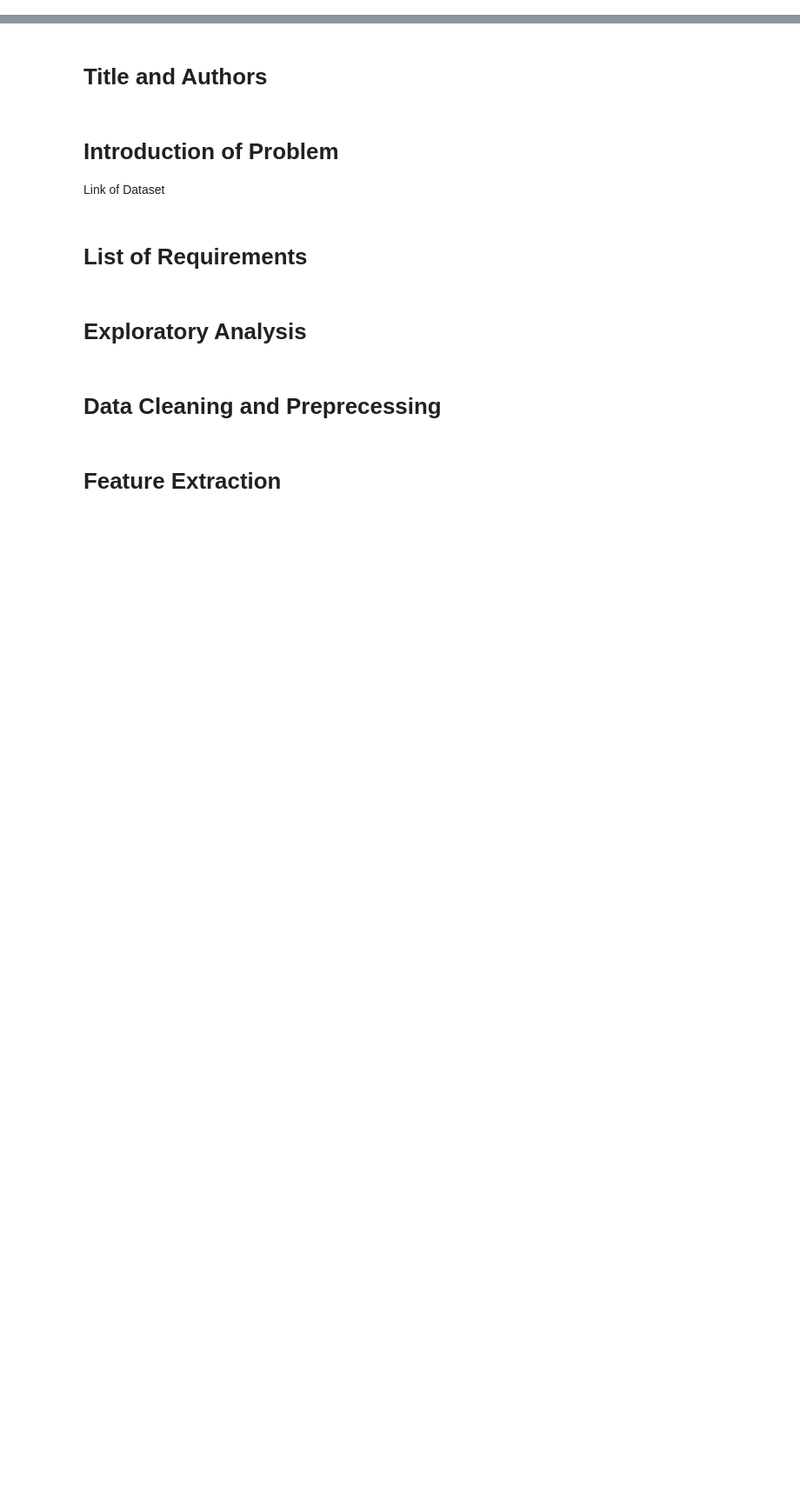
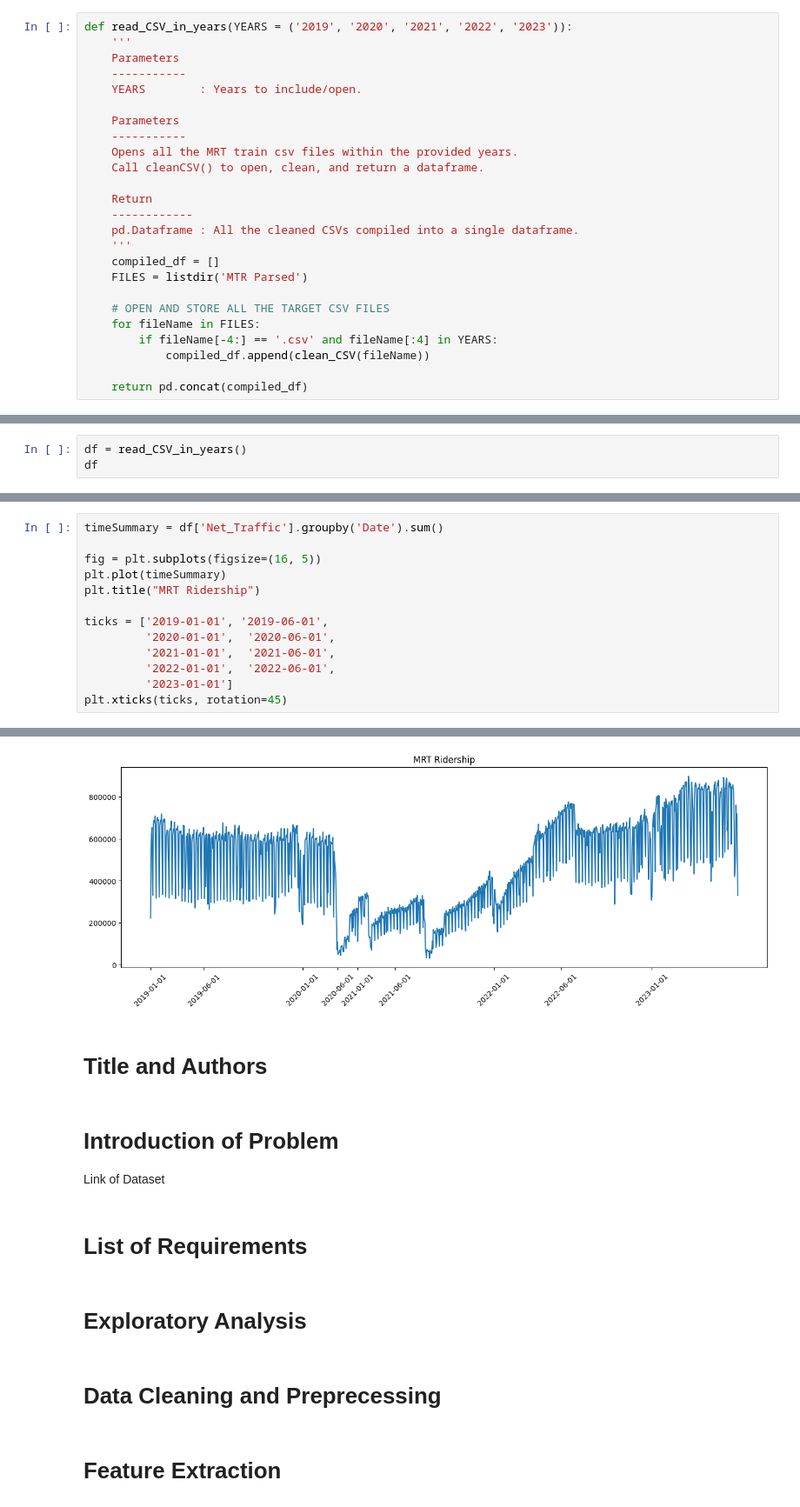
Before and after one commit to beabanzon/DATA103-Final, a Jupyter notebook: Final Project.ipynb, the cells around one changed output, grey strips where cells are left out. Shown: that part at 87% size. Saved outputs shown, nothing was run; the diff lists cells and outputs as text; blank space fills up the shorter version.

Commit message:
MRT preview graph of working data years range

```diff
--- a/Final Project.ipynb
+++ b/Final Project.ipynb
@@ -19,0 +8,25 @@ check
+# %%
+def read_CSV_in_years(YEARS = ('2019', '2020', '2021', '2022', '2023')):
+    '''
+    Parameters
+    -----------
+    YEARS        : Years to include/open.
+
+    Parameters
+    -----------
+    Opens all the MRT train csv files within the provided years.
+    Call cleanCSV() to open, clean, and return a dataframe.
+
+    Return
+    ------------
+    pd.Dataframe : All the cleaned CSVs compiled into a single dataframe.
+    '''
+    compiled_df = []
+    FILES = listdir('MTR Parsed')
+
+    # OPEN AND STORE ALL THE TARGET CSV FILES
+    for fileName in FILES:
+        if fileName[-4:] == '.csv' and fileName[:4] in YEARS:
+            compiled_df.append(clean_CSV(fileName))
+
+    return pd.concat(compiled_df)
@@ -19,0 +64,3 @@ check
+# %%
+df = read_CSV_in_years()
+df
@@ -19,0 +82,14 @@ check
+# %%
+timeSummary = df['Net_Traffic'].groupby('Date').sum()
+
+fig = plt.subplots(figsize=(16, 5))
+plt.plot(timeSummary)
+plt.title("MRT Ridership")
+
+ticks = ['2019-01-01', '2019-06-01',
+         '2020-01-01',  '2020-06-01',
+         '2021-01-01',  '2021-06-01',
+         '2022-01-01',  '2022-06-01',
+         '2023-01-01']
+plt.xticks(ticks, rotation=45)
+# %% [output]
@@ -20,3 +114,4 @@ check
+[figure, added]
 # %% [markdown]
 # Title and Authors
 # %% [markdown]
```
Also changed, not shown: parts of 4 cells of this notebook, 2 other files.
